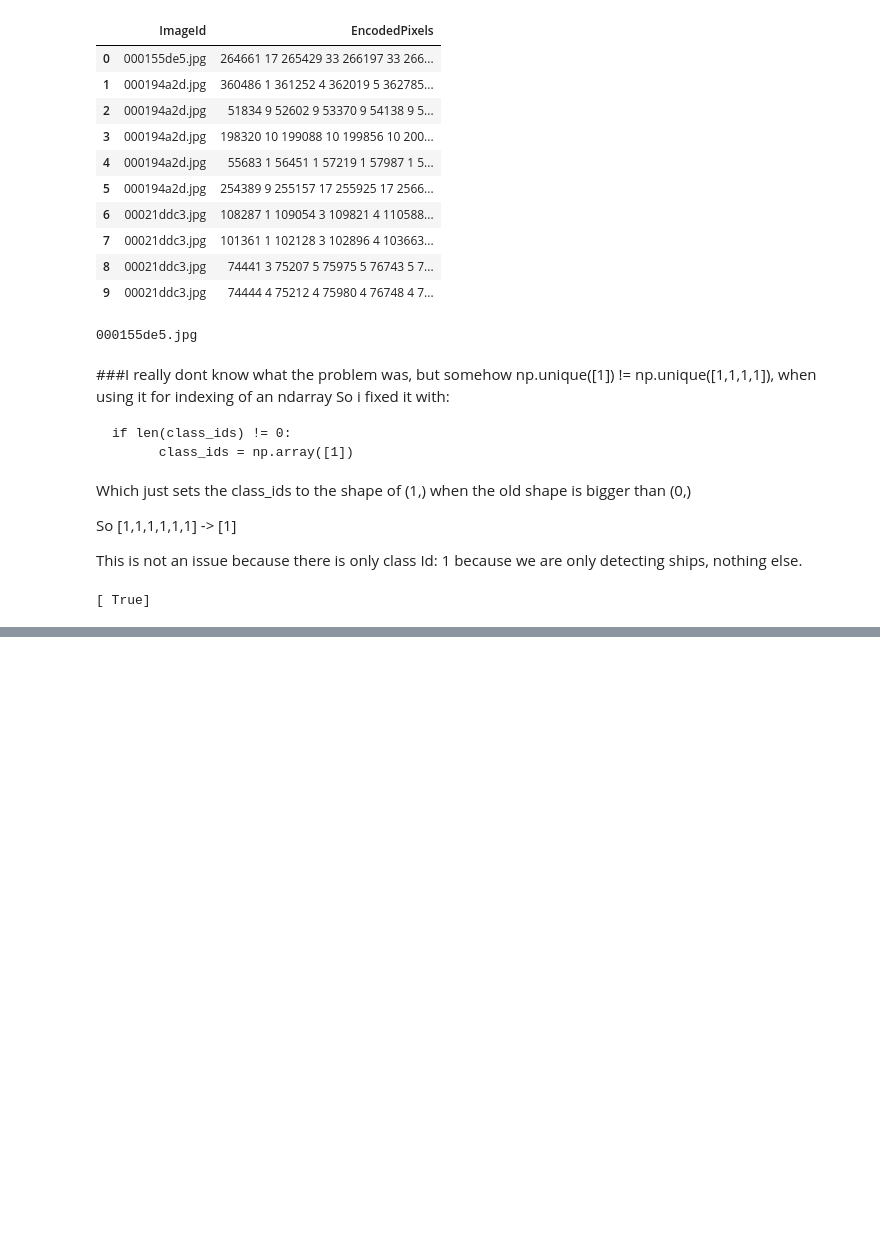
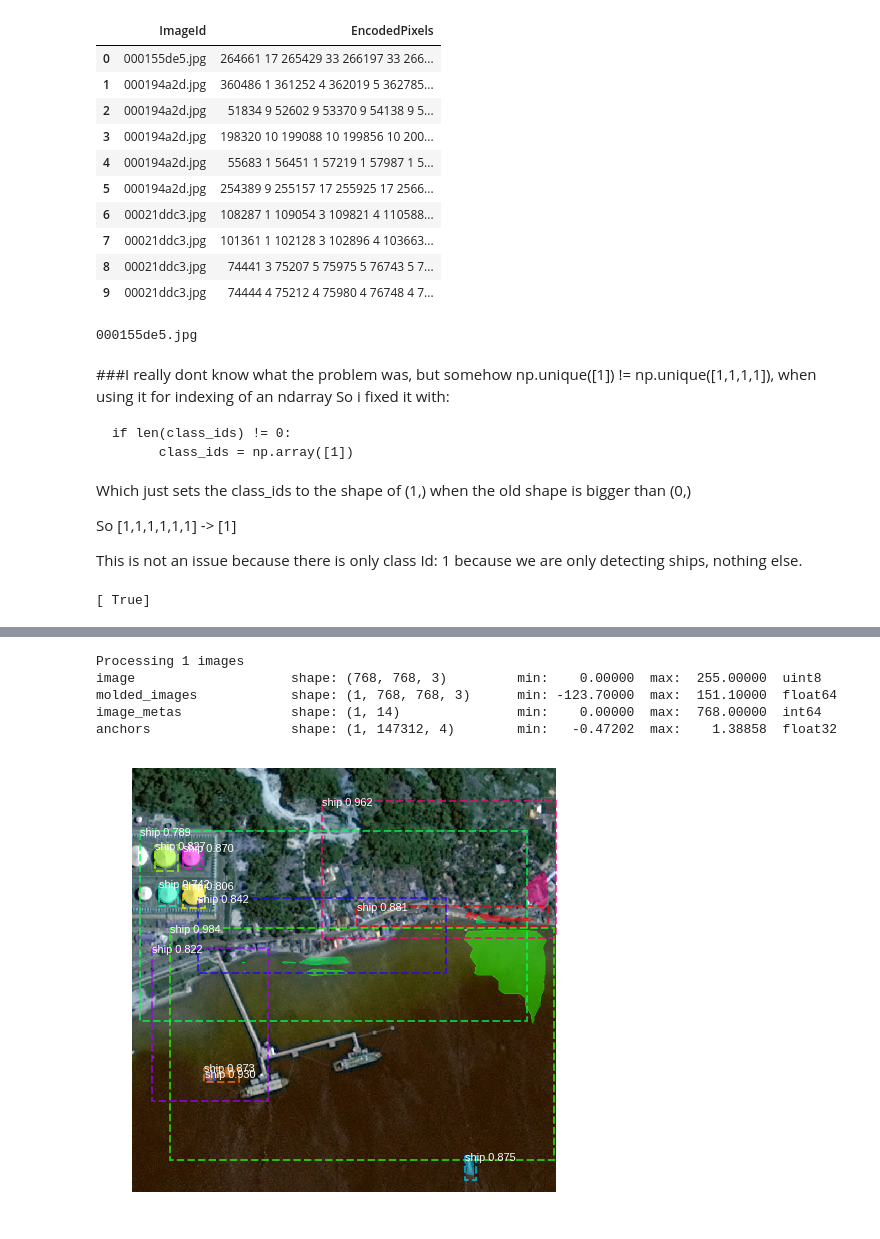
Before and after one commit to mowoe/airbus-ship-detection, a Jupyter notebook: Airbus_Ship_Detection.ipynb, the cells around one changed output, grey strips where cells are left out. Cells and saved outputs as stored; diff of their text form; code cells hidden in the pictures; blank space fills up the shorter version.

```diff
--- a/Airbus_Ship_Detection.ipynb
+++ b/Airbus_Ship_Detection.ipynb
@@ -391,0 +482,13 @@ Epoch 1/1
+# %%
+results = model.detect([original_image], verbose=1)
+
+r = results[0]
+visualize.display_instances(original_image, r['rois'], r['masks'], r['class_ids'],
+                            dataset_val.class_names, r['scores'], ax=get_ax())
+# %% [output]
+Processing 1 images
+image                    shape: (768, 768, 3)         min:    0.00000  max:  255.00000  uint8
+molded_images            shape: (1, 768, 768, 3)      min: -123.70000  max:  151.10000  float64
+image_metas              shape: (1, 14)               min:    0.00000  max:  768.00000  int64
+anchors                  shape: (1, 147312, 4)        min:   -0.47202  max:    1.38858  float32
+[figure, added]
```
Also changed, not shown: parts of 16 cells of this notebook.
